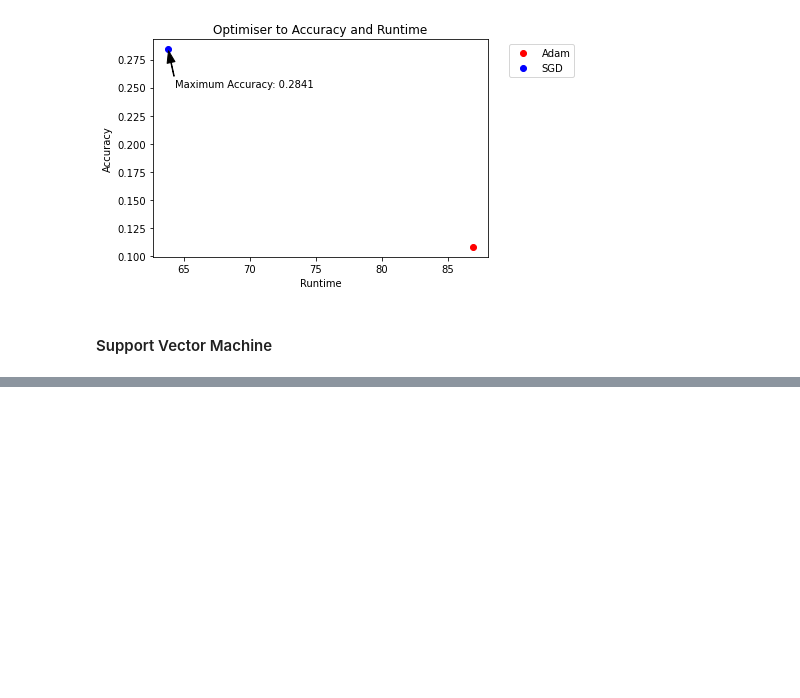
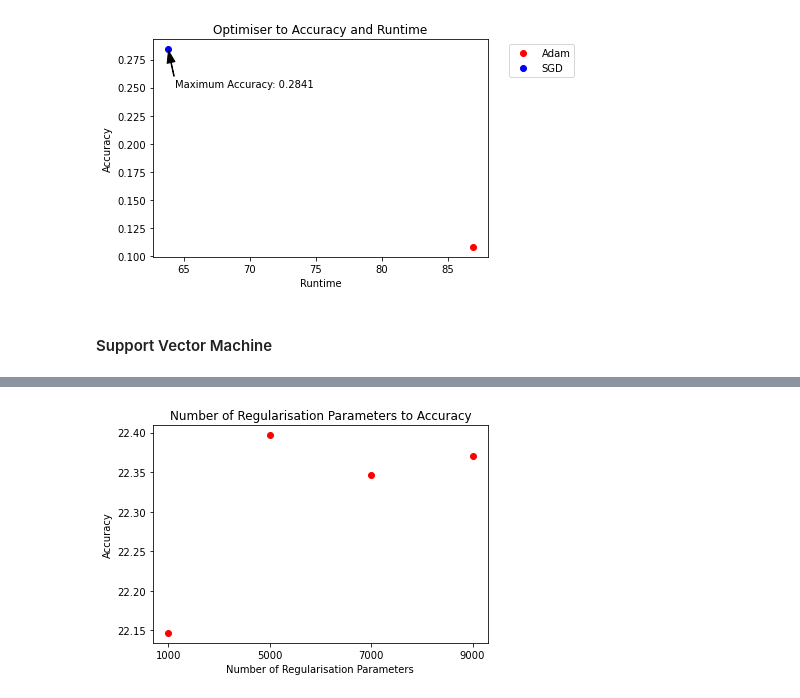
Before and after one commit to hollycraig/machine_learning_assignment_2, a Jupyter notebook: group97_other_algorithms.ipynb, the cells around one changed output, grey strips where cells are left out. Drawn from its saved outputs; the diff is of its cells as text; code cells hidden in the pictures; blank space fills up the shorter version.

```diff
--- a/group97_other_algorithms.ipynb
+++ b/group97_other_algorithms.ipynb
@@ -1599,0 +2040,36 @@ with open('test_results/mlp_optimisers.csv') as csv_file:
+# %%
+with open('test_results/svm_reg_param.csv') as csv_file:
+    csv_reader = csv.reader(csv_file, delimiter=',')
+    line_count = 0
+    results = []
+
+    for row in csv_reader:
+        if line_count != 0:
+            results.append({
+              'weights' : row[0],
+              'learning_rate' : row[1],
+              'reg_param' : row[2],
+              'iterations' : row[3],
+              'batch_size' : float(row[4]),
+              'accuracy' : float(row[5]),
+              'runtime' : float(row[6])
+            })
+        line_count += 1
+
+    n_estimators_list = []
+    accuracies = []
+    runtimes = []
+
+    for result in results:
+        n_estimators_list.append(result['reg_param'])
+        accuracies.append(result['accuracy'])
+        runtimes.append(result['runtime'])
+
+    plt.plot(n_estimators_list, accuracies, 'ro')
+
+    plt.title('Number of Regularisation Parameters to Accuracy')
+    plt.xlabel('Number of Regularisation Parameters')
+    plt.ylabel('Accuracy')
+    plt.show()
+# %% [output]
+[figure, added]
```
Also changed, not shown: parts of 13 cells of this notebook, 7 other files.
